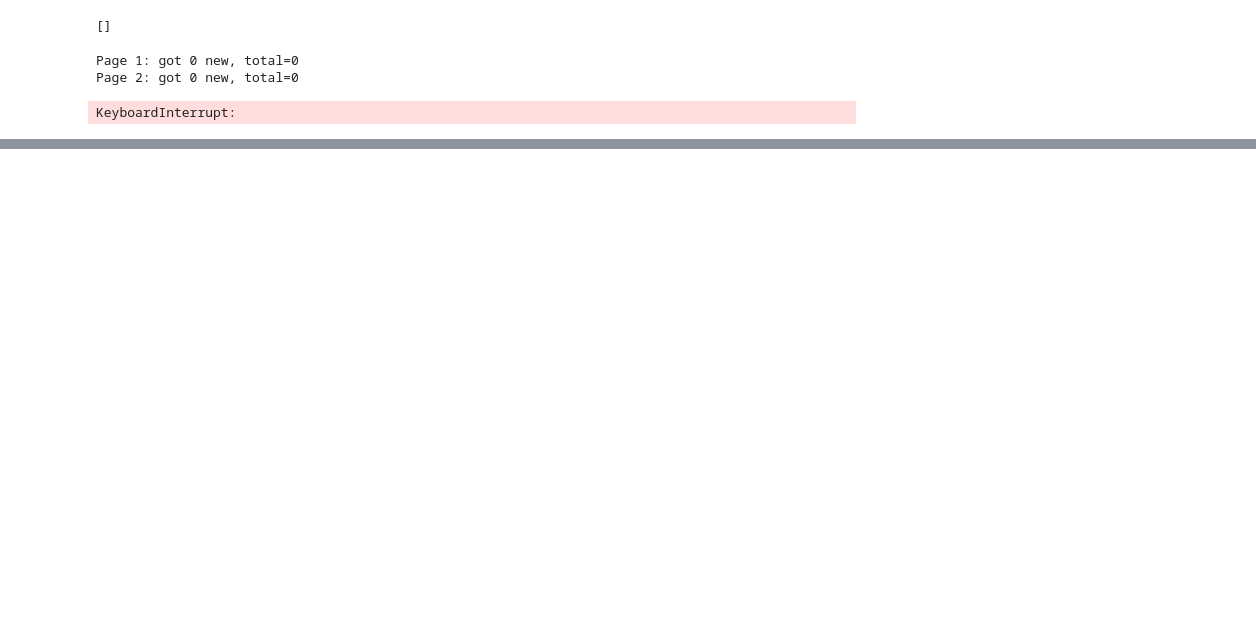
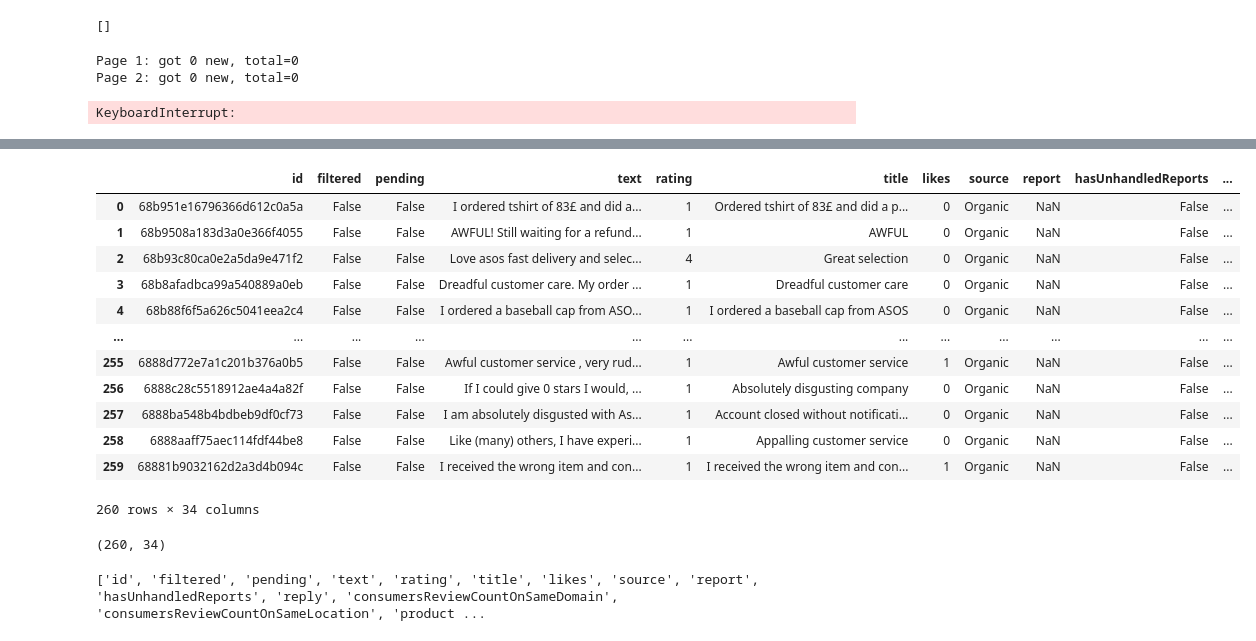
Before and after one commit to tass-gb/Review-Analysis, a Jupyter notebook: Review_Analysis.ipynb, the cells around one changed output, grey strips where cells are left out. Cells and saved outputs as stored; diff of their text form; code cells hidden in the pictures; blank space fills up the shorter version.

```diff
--- a/Review_Analysis.ipynb
+++ b/Review_Analysis.ipynb
@@ -183,0 +257,4 @@ KeyboardInterrupt:
+# %%
+# load CSV and print head
+df = pd.read_csv('asos_reviews.csv')
+print(df.head())
@@ -183,0 +279,26 @@ KeyboardInterrupt:
+# %%
+df
+# %% [output]
+|  | id | filtered | pending | text | rating | title | likes | source | report | hasUnhandledReports | ... |
+| 0 | 68b951e16796366d612c0a5a | False | False | I ordered tshirt of 83£ and did a... | 1 | Ordered tshirt of 83£ and did a p... | 0 | Organic | NaN | False | ... |
+| 1 | 68b9508a183d3a0e366f4055 | False | False | AWFUL! Still waiting for a refund... | 1 | AWFUL | 0 | Organic | NaN | False | ... |
+| 2 | 68b93c80ca0e2a5da9e471f2 | False | False | Love asos fast delivery and selec... | 4 | Great selection | 0 | Organic | NaN | False | ... |
+| 3 | 68b8afadbca99a540889a0eb | False | False | Dreadful customer care. My order ... | 1 | Dreadful customer care | 0 | Organic | NaN | False | ... |
+| 4 | 68b88f6f5a626c5041eea2c4 | False | False | I ordered a baseball cap from ASO... | 1 | I ordered a baseball cap from ASOS | 0 | Organic | NaN | False | ... |
+| ... | ... | ... | ... | ... | ... | ... | ... | ... | ... | ... | ... |
+| 255 | 6888d772e7a1c201b376a0b5 | False | False | Awful customer service , very rud... | 1 | Awful customer service | 1 | Organic | NaN | False | ... |
+| 256 | 6888c28c5518912ae4a4a82f | False | False | If I could give 0 stars I would, ... | 1 | Absolutely disgusting company | 0 | Organic | NaN | False | ... |
+| 257 | 6888ba548b4bdbeb9df0cf73 | False | False | I am absolutely disgusted with As... | 1 | Account closed without notificati... | 0 | Organic | NaN | False | ... |
+| 258 | 6888aaff75aec114fdf44be8 | False | False | Like (many) others, I have experi... | 1 | Appalling customer service | 0 | Organic | NaN | False | ... |
+| 259 | 68881b9032162d2a3d4b094c | False | False | I received the wrong item and con... | 1 | I received the wrong item and con... | 1 | Organic | NaN | False | ... |
+260 rows × 34 columns
+# %%
+# print number of rows and collumns
+print(df.shape)
+# %% [output]
+(260, 34)
+# %%
+# print collumns name
+print(df.columns.tolist())
+# %% [output]
+['id', 'filtered', 'pending', 'text', 'rating', 'title', 'likes', 'source', 'report', 'hasUnhandledReports', 'reply', 'consumersReviewCountOnSameDomain', 'consumersReviewCountOnSameLocation', 'product ...
```
Also changed, not shown: parts of 8 cells of this notebook.
